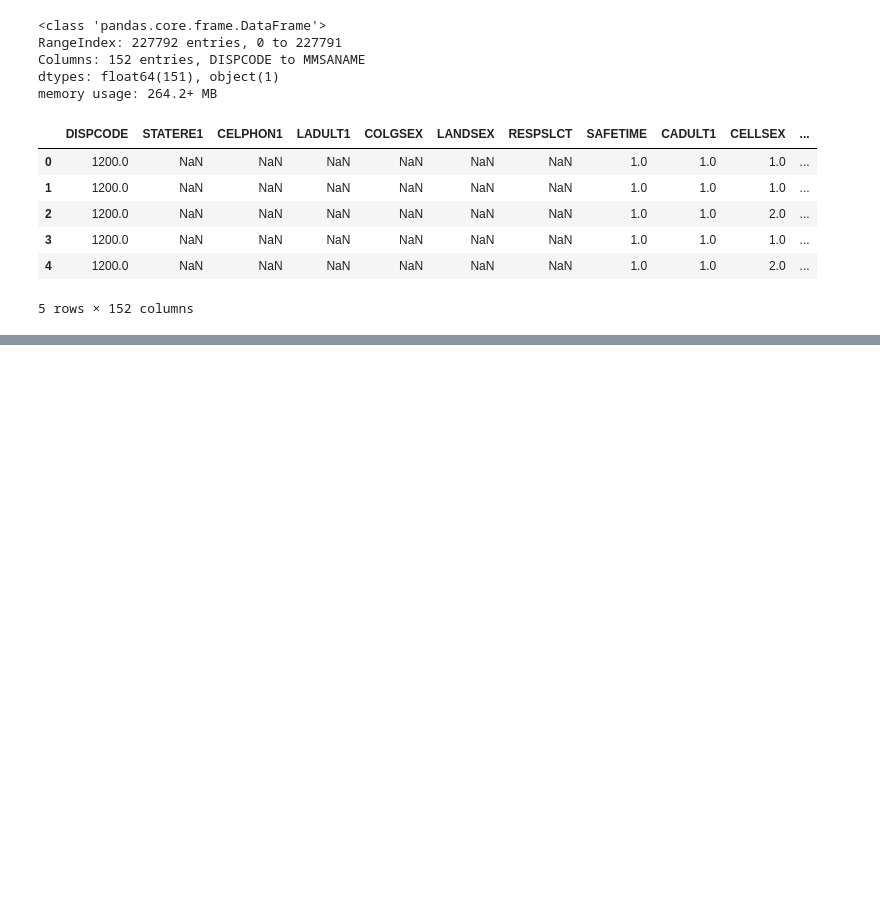
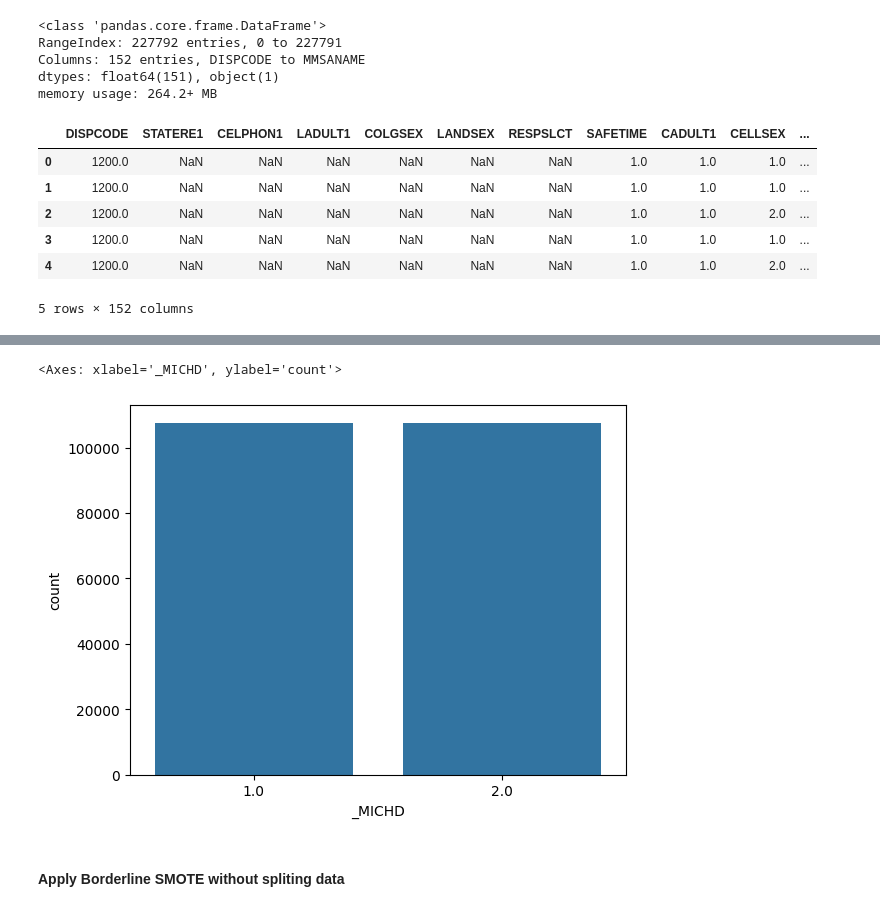
Before and after one commit to GeorgeM2000/CDC-BRFSS-2022-Analysis, a Jupyter notebook: SMART_BRFSS_City_and_Country_Analysis.ipynb, the cells around one changed output, grey strips where cells are left out. Saved outputs shown, nothing was run; the diff lists cells and outputs as text; code cells hidden in the pictures; blank space fills up the shorter version.

```diff
--- a/SMART_BRFSS_City_and_Country_Analysis.ipynb
+++ b/SMART_BRFSS_City_and_Country_Analysis.ipynb
@@ -146,0 +458,5 @@ _PRACE1: 0
+# %%
+target_column = "_MICHD"
+
+y = dataframe_sample[target_column]
+x = dataframe_sample.drop(columns = [target_column])
@@ -146,0 +599,2 @@ _PRACE1: 0
+# %%
+SMOTE_data = dataframes[2].copy()
@@ -146,0 +619,26 @@ _PRACE1: 0
+# %%
+# Separate the dataframe into minority and majority classes
+minority_df = SMOTE_data[SMOTE_data['_MICHD'] == 1.0]
+majority_df = SMOTE_data[SMOTE_data['_MICHD'] == 2.0]
+
+# Split the minority class into training and testing sets
+minority_train, minority_test = train_test_split(minority_df, test_size=0.1)
+
+# Split the majority class into training and testing sets
+majority_train, majority_test = train_test_split(majority_df, test_size=0.3)
+
+# Concatenate the training and testing sets for both classes
+train_set = pd.concat([minority_train, majority_train])
+test_set = pd.concat([minority_test, majority_test])
+
+# Shuffle the rows in the testing set
+test_set = test_set.sample(frac=1)
+
+# Ensure that the testing set does not contain samples from the training set
+test_set = test_set[~test_set.index.isin(train_set.index)]
+
+# Verify the class distribution in the training and testing sets
+print("Training set class distribution:")
+print(train_set['_MICHD'].value_counts())
+print("\nTesting set class distribution:")
+print(test_set['_MICHD'].value_counts())
@@ -146,0 +657,12 @@ _PRACE1: 0
+# %%
+# Generate synthetic data for the original imbalanced data
+resampled_data = BorderlineSMOTE().fit_resample(train_set.drop(columns = ['_MICHD']),
+                                        train_set['_MICHD'])
+train_set = resampled_data[0]
+train_set[target_column] = resampled_data[1].to_numpy()
+# %%
+# Counts for the "Had_CHD_MI" variable
+sns.countplot(data=train_set,x='_MICHD')
+# %% [output]
+<Axes: xlabel='_MICHD', ylabel='count'>
+[figure, added]
@@ -146,0 +675,2 @@ _PRACE1: 0
+# %% [markdown]
+#### Apply Borderline SMOTE without spliting data
```
Also changed, not shown: parts of 64 cells of this notebook, 1 other file.
